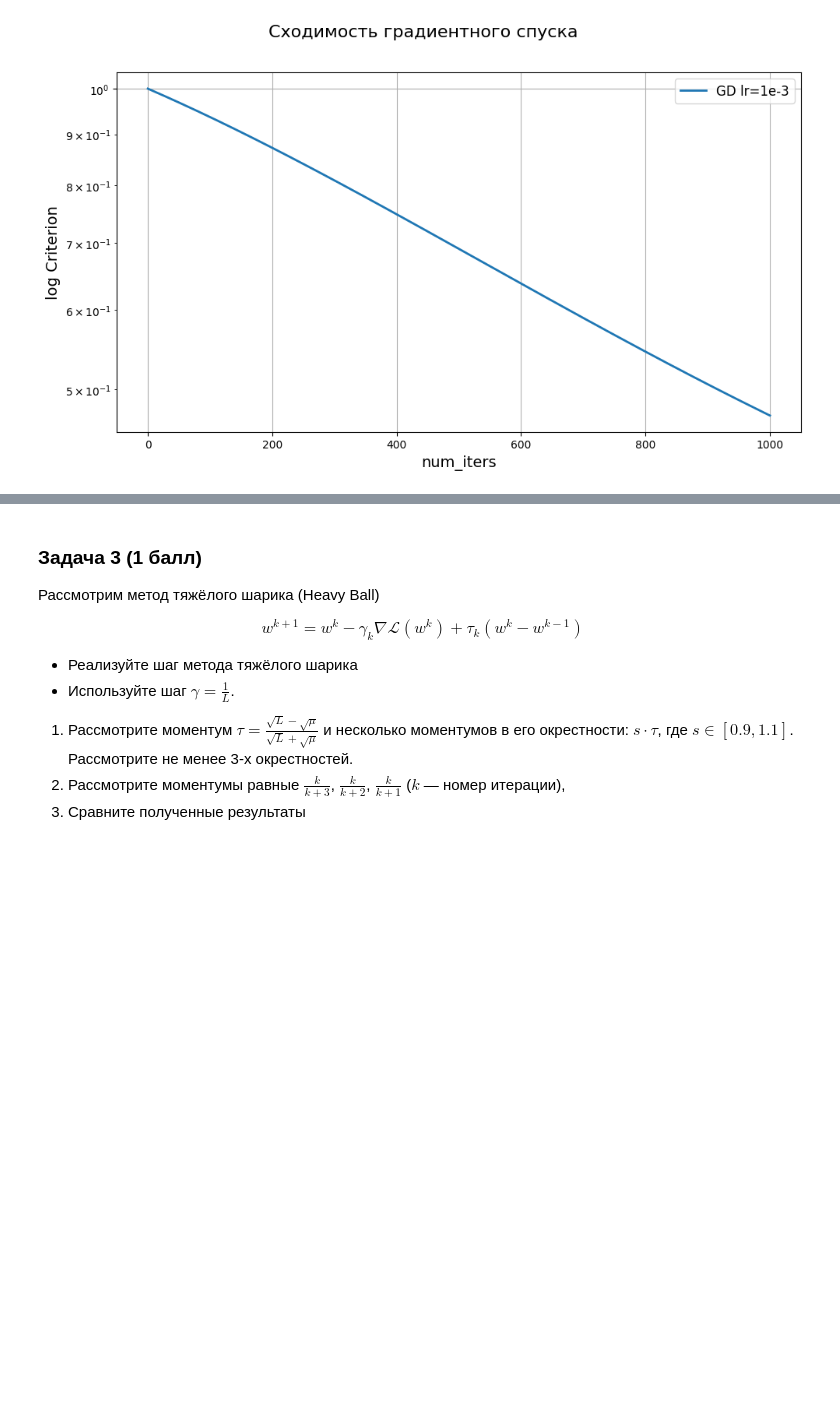
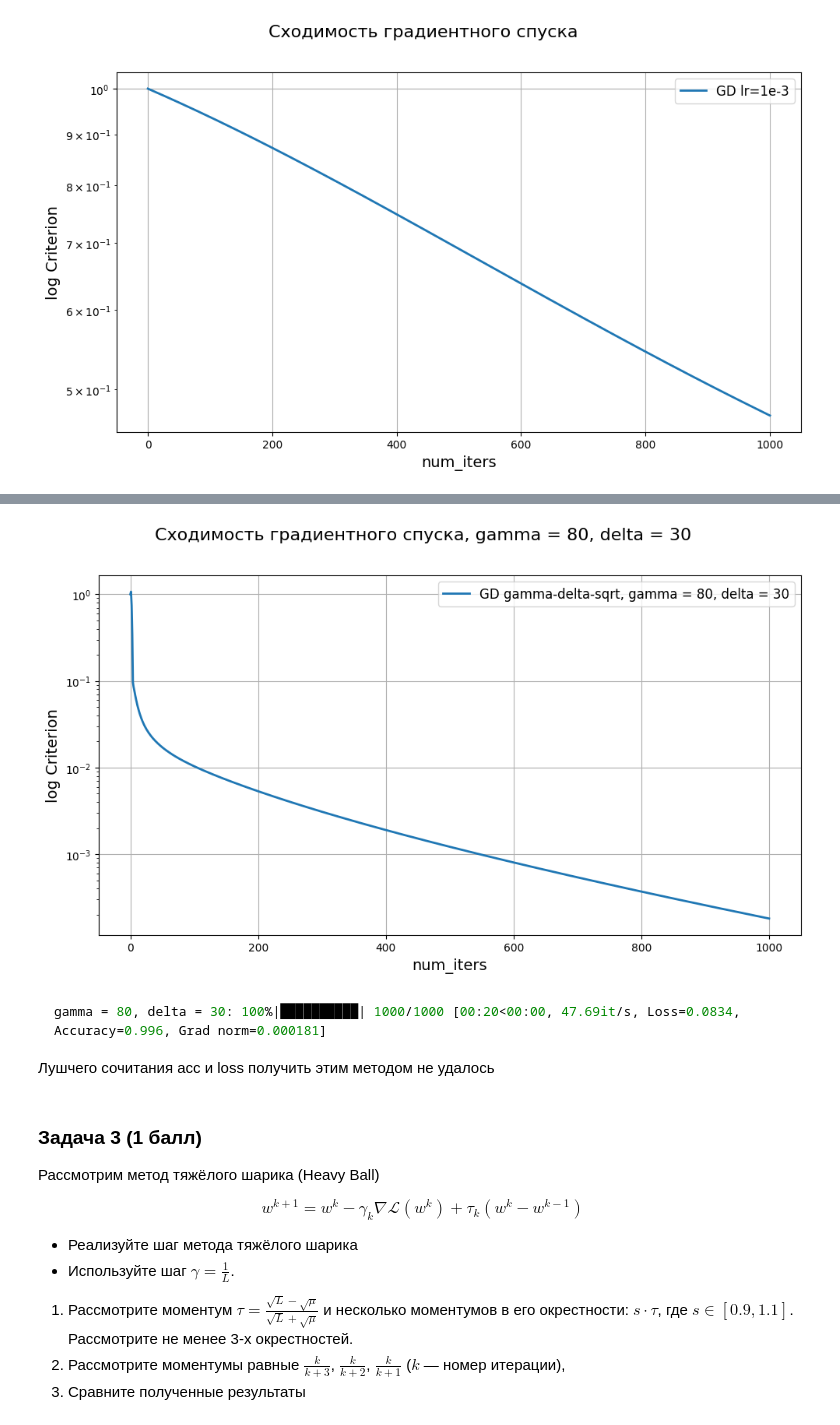
Before and after one commit to Krage56/ml_isp_intro, a Jupyter notebook: hw/hw3/ISP_HW3_LogReg_Opt_HPO.ipynb, the cells around one changed output, grey strips where cells are left out. Drawn from its saved outputs; the diff is of its cells as text; code cells hidden in the pictures; blank space fills up the shorter version.

````diff
--- a/hw/hw3/ISP_HW3_LogReg_Opt_HPO.ipynb
+++ b/hw/hw3/ISP_HW3_LogReg_Opt_HPO.ipynb
@@ -510,6 +499,9 @@ def dynamic_lr(initial_gamma, delta):
 ###########################
 ### ╰( ͡° ͜ʖ ͡° )つ──☆*:・ﾟ
 ###########################
+def third_step_kind(iter: int, gamma: float = 1, delta: float = 1) -> float:
+    return gamma / (delta + np.sqrt(iter))
+
 def dynamic_lr_sqrt(initial_gamma, delta):
     # TODO: return a lambda function that depends on √k
-    pass
+    return lambda iter: third_step_kind(iter, initial_gamma, delta)
@@ -523,0 +572,13 @@ best_final_gd_res = # put best output here
+# %%
+gamma = 80
+delta = 30
+grad_opt_by_iter_sqrt = GradientDescent(lr = dynamic_lr_sqrt(gamma, delta), name=f"GD gamma-delta-sqrt, gamma = {gamma}, delta = {delta}")
+gd_res_by_iter_sqrt = test_optimizer(grad_opt_by_iter_sqrt)
+plot_results([gd_res_by_iter_sqrt], f'Сходимость градиентного спуска, gamma = {gamma}, delta = {delta}')
+# %% [output]
+[figure, added]
+# %% [markdown]
+```bash
+gamma = 80, delta = 30: 100%|██████████| 1000/1000 [00:20<00:00, 47.69it/s, Loss=0.0834, Accuracy=0.996, Grad norm=0.000181]
+```
+Лушчего сочитания acc и loss получить этим методом не удалось
````
Also changed, not shown: parts of 13 cells of this notebook.
